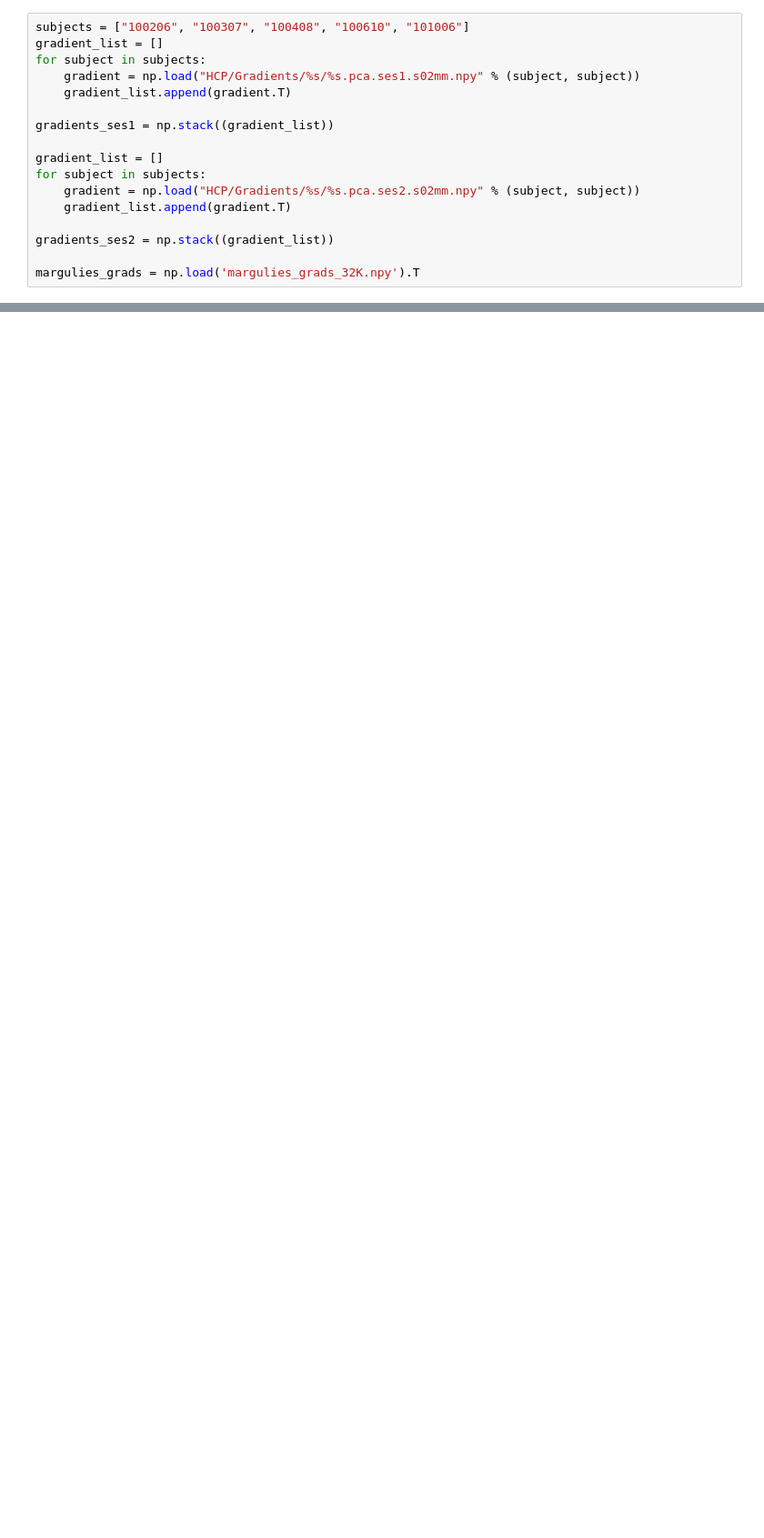
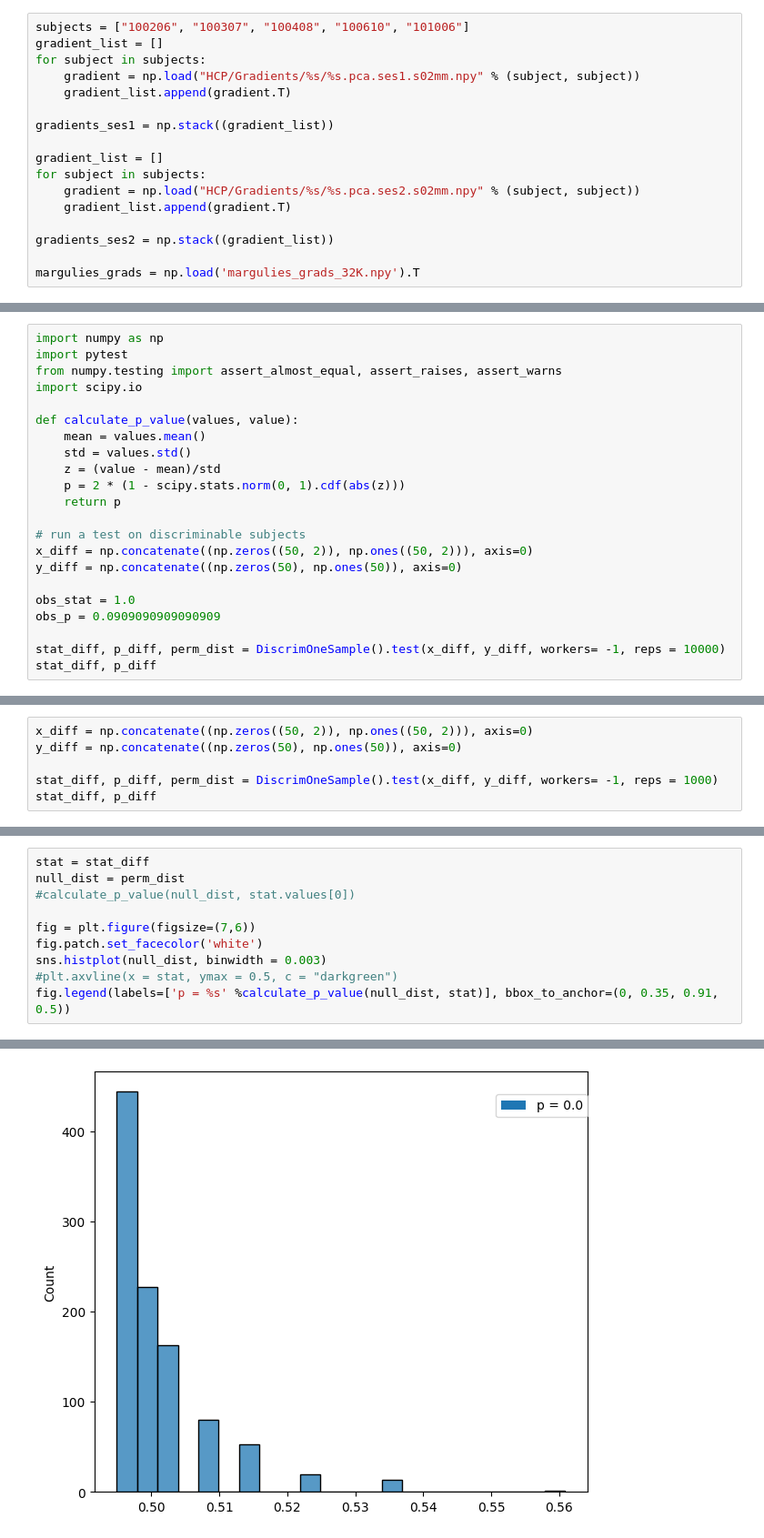
Before and after one commit to victoris93/feature-selection-scz, a Jupyter notebook: discriminability.ipynb, the cells around one changed output, grey strips where cells are left out. Shown at 91% size. Saved outputs shown, nothing was run; the diff lists cells and outputs as text; blank space fills up the shorter version.

```diff
--- a/discriminability.ipynb
+++ b/discriminability.ipynb
@@ -88,0 +79,22 @@ disp_array.mean(axis = 2).shape
+# %%
+import numpy as np
+import pytest
+from numpy.testing import assert_almost_equal, assert_raises, assert_warns
+import scipy.io
+
+def calculate_p_value(values, value):
+    mean = values.mean()
+    std = values.std()
+    z = (value - mean)/std
+    p = 2 * (1 - scipy.stats.norm(0, 1).cdf(abs(z)))
+    return p
+
+# run a test on discriminable subjects
+x_diff = np.concatenate((np.zeros((50, 2)), np.ones((50, 2))), axis=0)
+y_diff = np.concatenate((np.zeros(50), np.ones(50)), axis=0)
+
+obs_stat = 1.0
+obs_p = 0.0909090909090909
+
+stat_diff, p_diff, perm_dist = DiscrimOneSample().test(x_diff, y_diff, workers= -1, reps = 10000)
+stat_diff, p_diff
@@ -88,0 +103,6 @@ disp_array.mean(axis = 2).shape
+# %%
+x_diff = np.concatenate((np.zeros((50, 2)), np.ones((50, 2))), axis=0)
+y_diff = np.concatenate((np.zeros(50), np.ones(50)), axis=0)
+
+stat_diff, p_diff, perm_dist = DiscrimOneSample().test(x_diff, y_diff, workers= -1, reps = 1000)
+stat_diff, p_diff
@@ -88,0 +111,11 @@ disp_array.mean(axis = 2).shape
+# %%
+stat = stat_diff
+null_dist = perm_dist
+#calculate_p_value(null_dist, stat.values[0])
+
+fig = plt.figure(figsize=(7,6))
+fig.patch.set_facecolor('white')
+sns.histplot(null_dist, binwidth = 0.003)
+#plt.axvline(x = stat, ymax = 0.5, c = "darkgreen")
+fig.legend(labels=['p = %s' %calculate_p_value(null_dist, stat)], bbox_to_anchor=(0, 0.35, 0.91, 0.5))
+# %% [output]
@@ -88,0 +124 @@ disp_array.mean(axis = 2).shape
+[figure, added]
```
Also changed, not shown: parts of 30 cells of this notebook, 7 other files.
